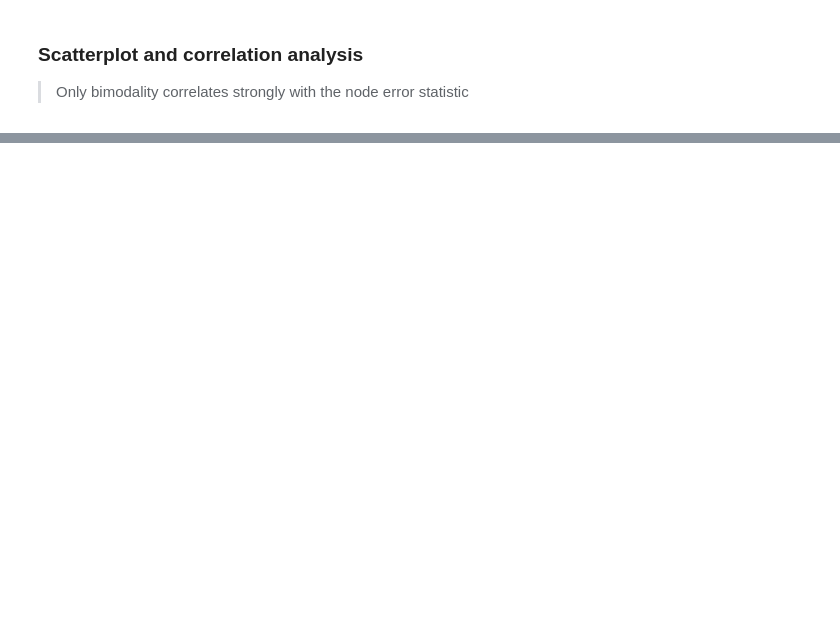
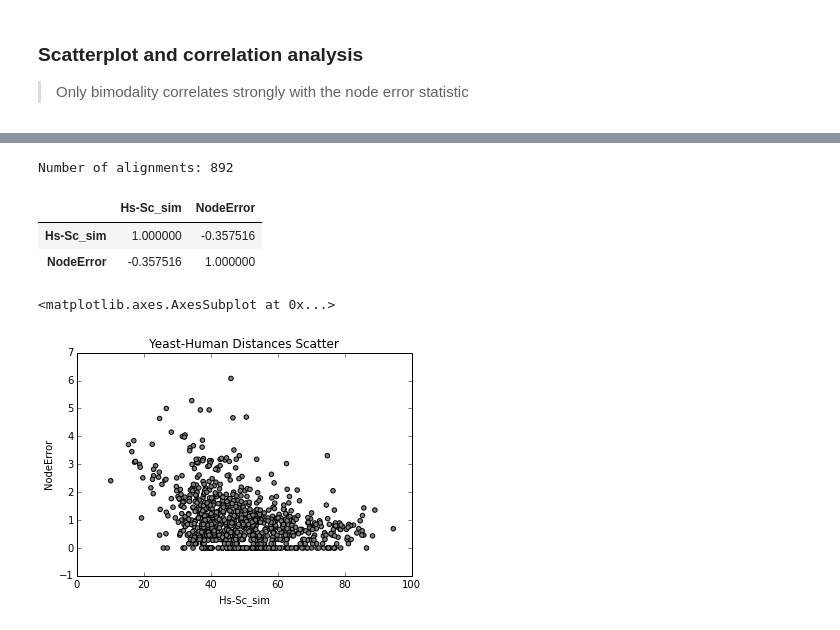
Before and after one commit to bliebeskind/Gene-Ages, a Jupyter notebook: Notebooks/errorCorrelation_plotting.ipynb, the cells around one changed output, grey strips where cells are left out. Saved outputs shown, nothing was run; the diff lists cells and outputs as text; code cells hidden in the pictures; blank space fills up the shorter version.

```diff
--- a/Notebooks/errorCorrelation_plotting.ipynb
+++ b/Notebooks/errorCorrelation_plotting.ipynb
@@ -78,0 +102,21 @@ plt.ylabel("Spearman corr. coef.")
+# %%
+yeast_human = pd.read_csv("h-y_similarities.csv",index_col=0,names=["Hs-Sc_sim"]).sort_index()
+# %%
+error_yeastSims = pd.concat([nodeStats,yeast_human],axis=1).dropna()[["Hs-Sc_sim","NodeError"]]
+error_yeastSims = error_yeastSims.convert_objects(convert_numeric=True)
+print "Number of alignments: %d" % len(error_yeastSims)
+# %% [output]
+Number of alignments: 892
+# %%
+error_yeastSims.corr()
+# %% [output]
+|  | Hs-Sc_sim | NodeError |
+| Hs-Sc_sim | 1.000000 | -0.357516 |
+| NodeError | -0.357516 | 1.000000 |
+# %%
+error_yeastSims.plot(kind='scatter',y="NodeError",x="Hs-Sc_sim",color='grey',title="Yeast-Human Distances Scatter")
+
+#plt.savefig("Yeast-Human_dists_scatter.png",dpi=600)
+# %% [output]
+<matplotlib.axes.AxesSubplot at 0x...>
+[figure, added]
```
Also changed, not shown: parts of 34 cells of this notebook.
